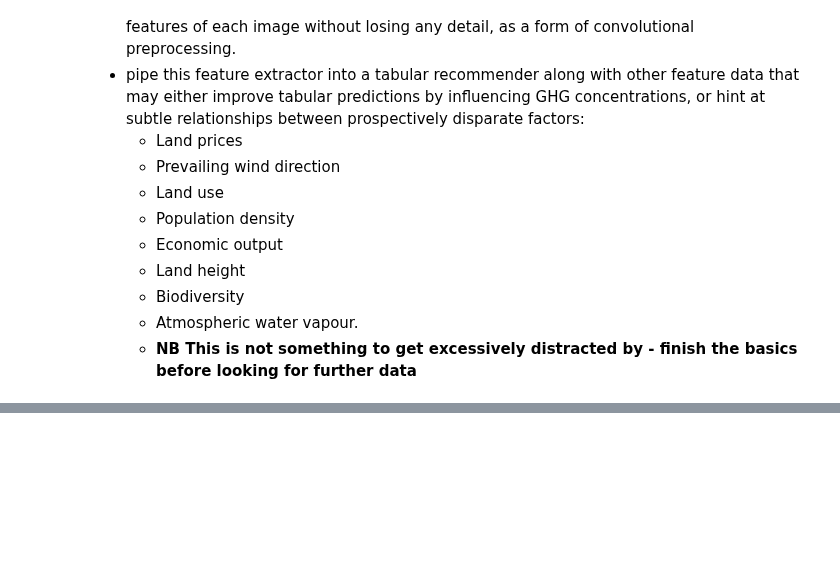
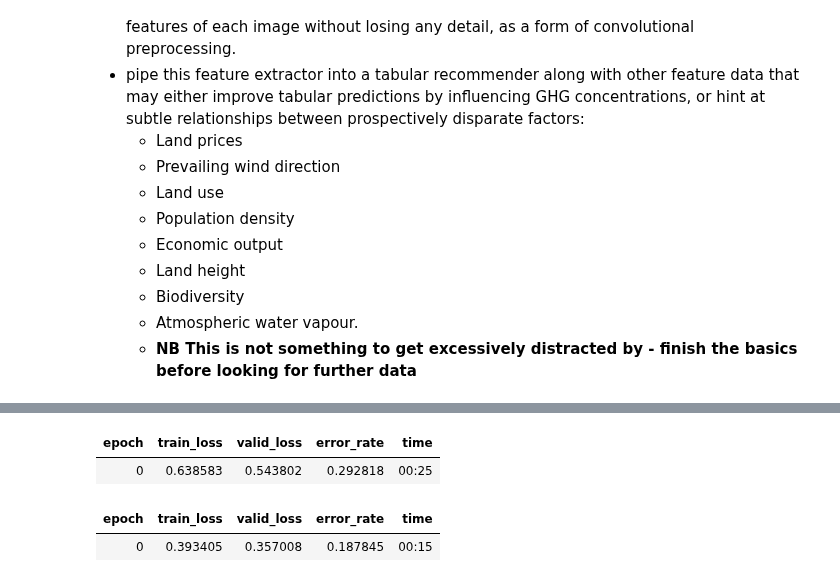
Before and after one commit to WRFitch/fyp, a Jupyter notebook: src/fyp_ai_analysis.ipynb, the cells around one changed output, grey strips where cells are left out. Cells and saved outputs as stored; diff of their text form; code cells hidden in the pictures; blank space fills up the shorter version.

Commit message:
testing a smaller resnet and categorical variables for now

```diff
--- a/src/fyp_ai_analysis.ipynb
+++ b/src/fyp_ai_analysis.ipynb
@@ -112,0 +113,4 @@ imgLearner.fine_tune(1)
+# %%
+# To convert classifier to regressor, we need to change imgLoader to use a better DataBlock, rather than the default
+# Using a tiny wee baby resnet while I get data loading working
+imgLearner = cnn_learner(imgLoader, resnet18, y_range=(-1,1), metrics=accuracy)
@@ -112,0 +121,7 @@ imgLearner.fine_tune(1)
+# %%
+imgLearner.fine_tune(1, 0.33)
+# %% [output]
+| epoch | train_loss | valid_loss | error_rate | time |
+| 0 | 0.638583 | 0.543802 | 0.292818 | 00:25 |
+| epoch | train_loss | valid_loss | error_rate | time |
+| 0 | 0.393405 | 0.357008 | 0.187845 | 00:15 |
```
Also changed, not shown: parts of 12 cells of this notebook.
